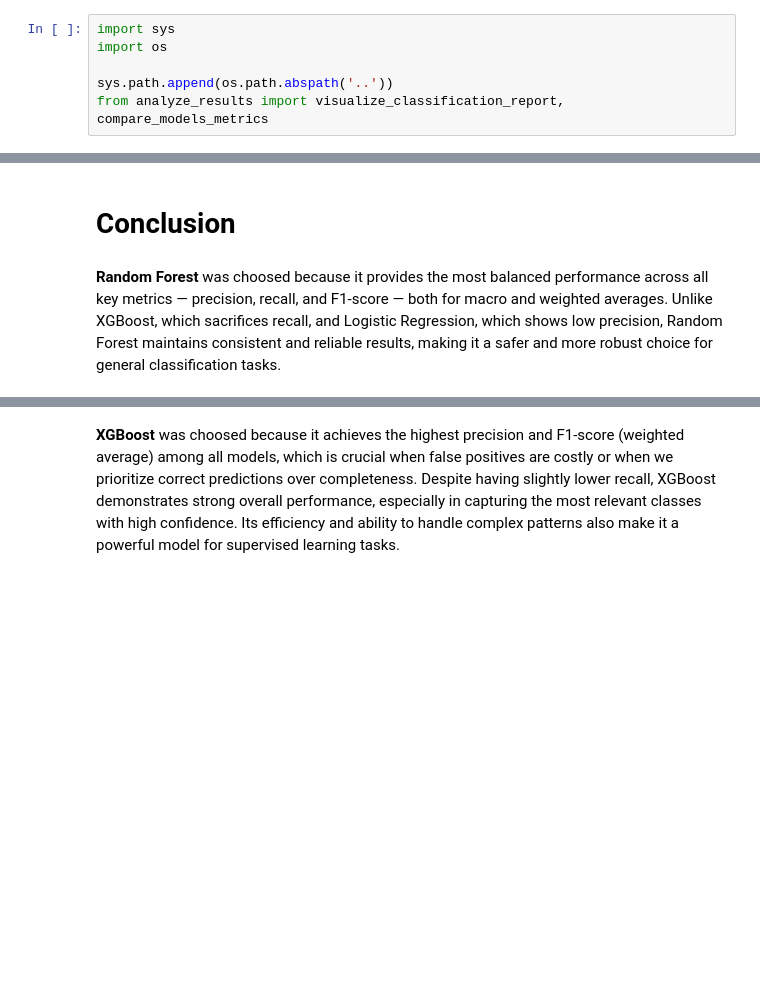
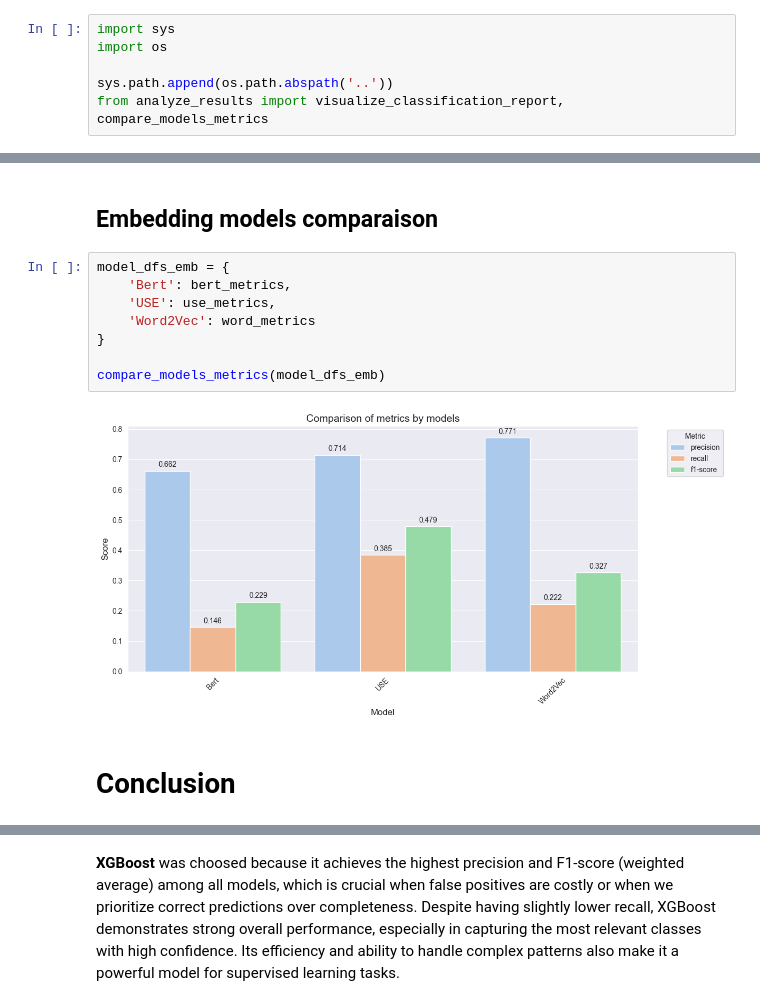
Before and after one commit to alinacharon/Stack_Overflow, a Jupyter notebook: notebooks/4_sup_model.ipynb, the cells around one changed output, grey strips where cells are left out. Drawn from its saved outputs; the diff is of its cells as text; blank space fills up the shorter version.

```diff
--- a/notebooks/4_sup_model.ipynb
+++ b/notebooks/4_sup_model.ipynb
@@ -63,4 +107,14 @@ df_comparison = compare_models_metrics(model_dfs)
+# %% [markdown]
+## Embedding models comparaison
+# %%
+model_dfs_emb = {
+    'Bert': bert_metrics,
+    'USE': use_metrics,
+    'Word2Vec': word_metrics
+}
+
+compare_models_metrics(model_dfs_emb)
+# %% [output]
+[figure, added]
 # %% [markdown]
 # Conclusion
-# %% [markdown]
-**Random Forest** was choosed because it provides the most balanced performance across all key metrics — precision, recall, and F1-score — both for macro and weighted averages. Unlike XGBoost, which sacrifices recall, and Logistic Regression, which shows low precision, Random Forest maintains consistent and reliable results, making it a safer and more robust choice for general classification tasks.
```
Also changed, not shown: parts of 18 cells of this notebook, 12 other files.
